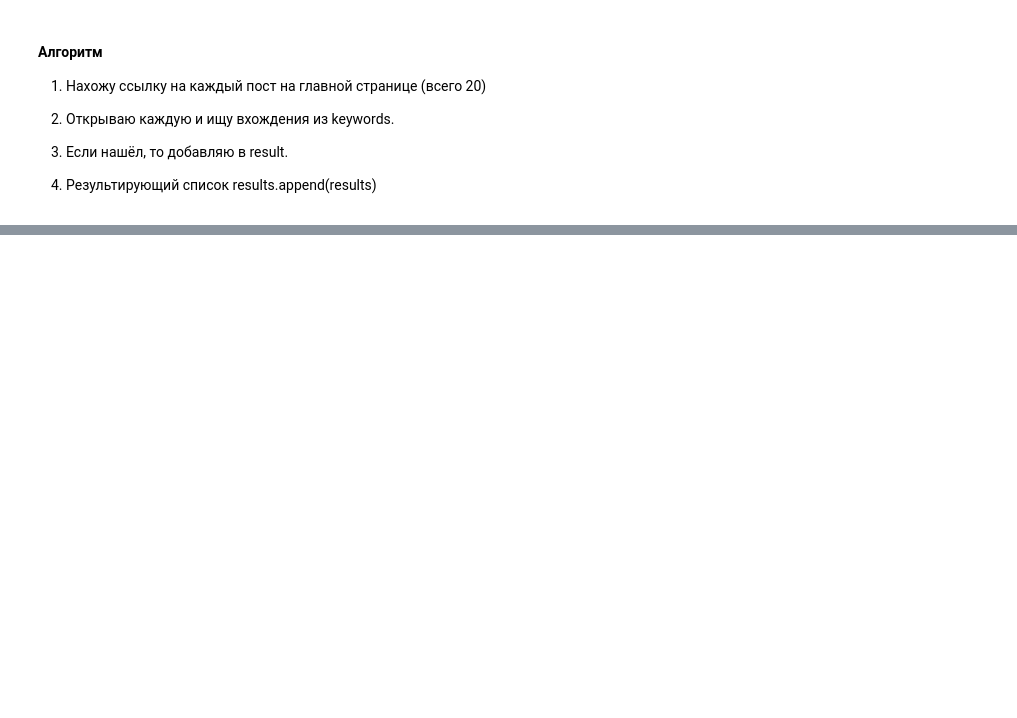
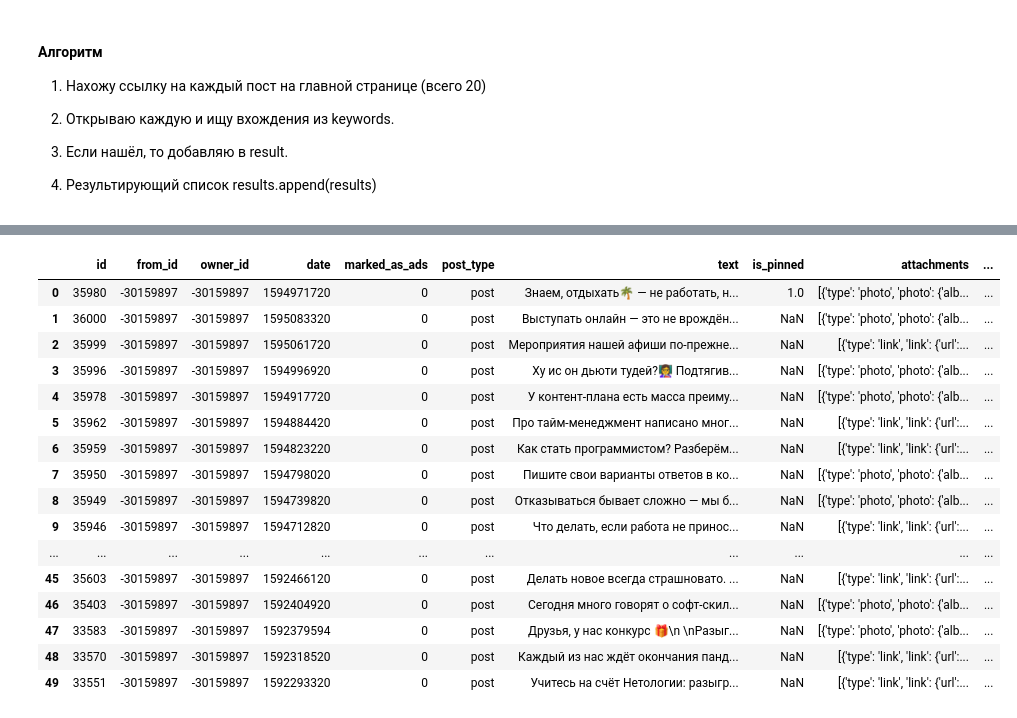
Before and after one commit to ManulTech/Netology, a Jupyter notebook: Howework/Lesson 23. Основы парсинга и работы с API/Untitled.ipynb, the cells around one changed output, grey strips where cells are left out. Cells and saved outputs as stored; diff of their text form; code cells hidden in the pictures; blank space fills up the shorter version.

```diff
--- a/Howework/Lesson 23. Основы парсинга и работы с API/Untitled.ipynb
+++ b/Howework/Lesson 23. Основы парсинга и работы с API/Untitled.ipynb
@@ -126,0 +260,14 @@ df
+# %%
+url = 'https://api.vk.com/method/wall.get?'
+token = 'e516bbfde516bbfde516bbfd52e565a2cfee516e516bbfdba02b1c943e606e87c4b74c4'
+version = '5.103'
+sleep = 0.33
+# %%
+params = {
+    'access_token': token,
+    'domain': 'netology',
+    'v': version,
+    'count': 50
+}
+# %%
+r = requests.get(url, params)
@@ -126,0 +298,20 @@ df
+# %%
+pd.DataFrame(r.json()['response']['items'])
+# %% [output]
+|  | id | from_id | owner_id | date | marked_as_ads | post_type | text | is_pinned | attachments | ... |
+| 0 | 35980 | -30159897 | -30159897 | 1594971720 | 0 | post | Знаем, отдыхать🌴 — не работать, н... | 1.0 | [{'type': 'photo', 'photo': {'alb... | ... |
+| 1 | 36000 | -30159897 | -30159897 | 1595083320 | 0 | post | Выступать онлайн — это не врождён... | NaN | [{'type': 'photo', 'photo': {'alb... | ... |
+| 2 | 35999 | -30159897 | -30159897 | 1595061720 | 0 | post | Мероприятия нашей афиши по-прежне... | NaN | [{'type': 'link', 'link': {'url':... | ... |
+| 3 | 35996 | -30159897 | -30159897 | 1594996920 | 0 | post | Ху ис он дьюти тудей?👩‍🏫 Подтягив... | NaN | [{'type': 'photo', 'photo': {'alb... | ... |
+| 4 | 35978 | -30159897 | -30159897 | 1594917720 | 0 | post | У контент-плана есть масса преиму... | NaN | [{'type': 'photo', 'photo': {'alb... | ... |
+| 5 | 35962 | -30159897 | -30159897 | 1594884420 | 0 | post | Про тайм-менеджмент написано мног... | NaN | [{'type': 'link', 'link': {'url':... | ... |
+| 6 | 35959 | -30159897 | -30159897 | 1594823220 | 0 | post | Как стать программистом? Разберём... | NaN | [{'type': 'link', 'link': {'url':... | ... |
+| 7 | 35950 | -30159897 | -30159897 | 1594798020 | 0 | post | Пишите свои варианты ответов в ко... | NaN | [{'type': 'photo', 'photo': {'alb... | ... |
+| 8 | 35949 | -30159897 | -30159897 | 1594739820 | 0 | post | Отказываться бывает сложно — мы б... | NaN | [{'type': 'photo', 'photo': {'alb... | ... |
+| 9 | 35946 | -30159897 | -30159897 | 1594712820 | 0 | post | Что делать, если работа не принос... | NaN | [{'type': 'link', 'link': {'url':... | ... |
+| ... | ... | ... | ... | ... | ... | ... | ... | ... | ... | ... |
+| 45 | 35603 | -30159897 | -30159897 | 1592466120 | 0 | post | Делать новое всегда страшновато. ... | NaN | [{'type': 'link', 'link': {'url':... | ... |
+| 46 | 35403 | -30159897 | -30159897 | 1592404920 | 0 | post | Сегодня много говорят о софт-скил... | NaN | [{'type': 'photo', 'photo': {'alb... | ... |
+| 47 | 33583 | -30159897 | -30159897 | 1592379594 | 0 | post | Друзья, у нас конкурс 🎁\n \nРазыг... | NaN | [{'type': 'photo', 'photo': {'alb... | ... |
+| 48 | 33570 | -30159897 | -30159897 | 1592318520 | 0 | post | Каждый из нас ждёт окончания панд... | NaN | [{'type': 'link', 'link': {'url':... | ... |
+| 49 | 33551 | -30159897 | -30159897 | 1592293320 | 0 | post | Учитесь на счёт Нетологии: разыгр... | NaN | [{'type': 'link', 'link': {'url':... | ... |
```
Also changed, not shown: parts of 22 cells of this notebook.
